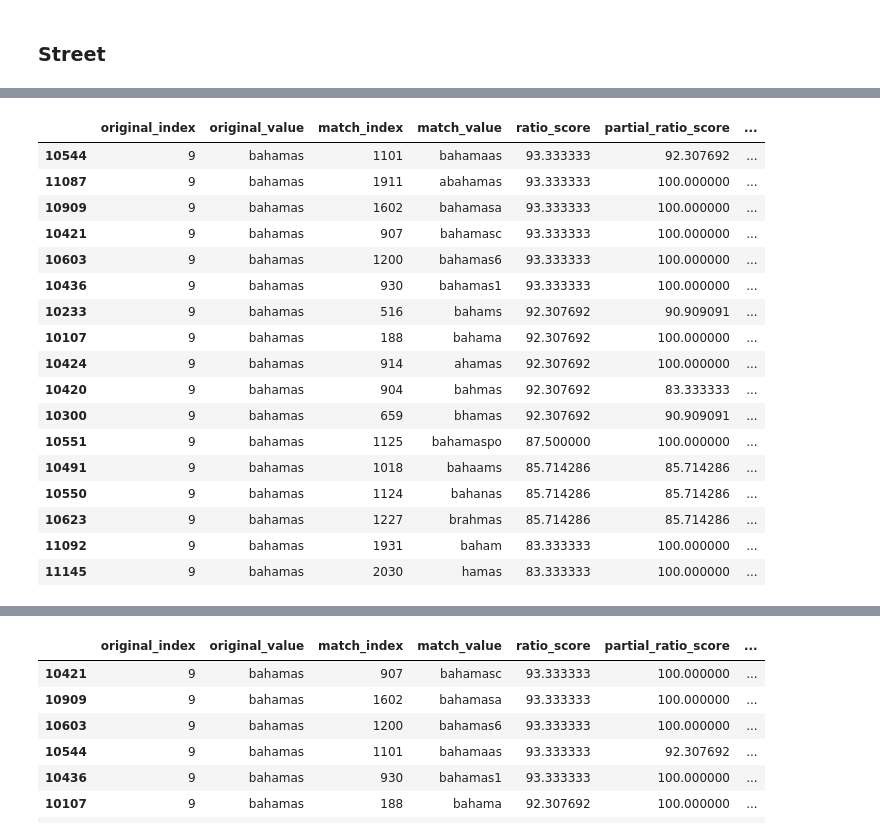
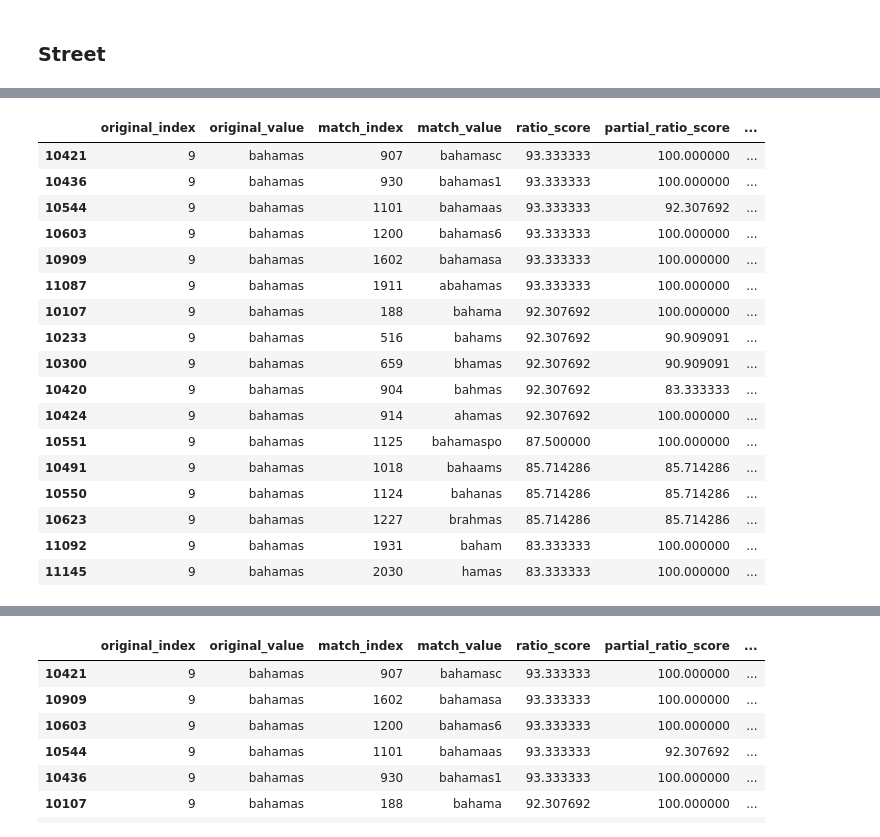
Before and after one commit to julielinx/icij_investigation, a Jupyter notebook: address_parsing/03_icijAddress_fuzzyMatch.ipynb, the cells around one changed output, grey strips where cells are left out. Saved outputs shown, nothing was run; the diff lists cells and outputs as text; code cells hidden in the pictures.

```diff
--- a/address_parsing/03_icijAddress_fuzzyMatch.ipynb
+++ b/address_parsing/03_icijAddress_fuzzyMatch.ipynb
@@ -448 +571,3 @@ fuzzy_words_df[(fuzzy_words_df['original_value']=='street') & (fuzzy_words_df['j
+# %%
+pd.set_option('display.max_colwidth', 1000)
 # %%
@@ -541,20 +658,20 @@ fuzzy_words_df[(fuzzy_words_df['original_value']=='bahamas') & (fuzzy_words_df['
 | 11092 | 9 | bahamas | 1931 | baham | 83.333333 | 100.000000 | ... |
 | 11145 | 9 | bahamas | 2030 | hamas | 83.333333 | 100.000000 | ... |
 # %%
-fuzzy_words_df[(fuzzy_words_df['original_value']=='bahamas') & (fuzzy_words_df['token_set_score']>65)].sort_values('token_set_score', ascending=False)
+fuzzy_words_df[(fuzzy_words_df['original_value']=='bahamas') & (fuzzy_words_df['token_set_score']>80)].sort_values(['token_set_score', 'original_value'], ascending=False)
 # %% [output]
 |  | original_index | original_value | match_index | match_value | ratio_score | partial_ratio_score | ... |
+| 10421 | 9 | bahamas | 907 | bahamasc | 93.333333 | 100.000000 | ... |
+| 10436 | 9 | bahamas | 930 | bahamas1 | 93.333333 | 100.000000 | ... |
 | 10544 | 9 | bahamas | 1101 | bahamaas | 93.333333 | 92.307692 | ... |
+| 10603 | 9 | bahamas | 1200 | bahamas6 | 93.333333 | 100.000000 | ... |
+| 10909 | 9 | bahamas | 1602 | bahamasa | 93.333333 | 100.000000 | ... |
 | 11087 | 9 | bahamas | 1911 | abahamas | 93.333333 | 100.000000 | ... |
-| 10909 | 9 | bahamas | 1602 | bahamasa | 93.333333 | 100.000000 | ... |
-| 10421 | 9 | bahamas | 907 | bahamasc | 93.333333 | 100.000000 | ... |
-| 10603 | 9 | bahamas | 1200 | bahamas6 | 93.333333 | 100.000000 | ... |
-| 10436 | 9 | bahamas | 930 | bahamas1 | 93.333333 | 100.000000 | ... |
+| 10107 | 9 | bahamas | 188 | bahama | 92.307692 | 100.000000 | ... |
 | 10233 | 9 | bahamas | 516 | bahams | 92.307692 | 90.909091 | ... |
-| 10107 | 9 | bahamas | 188 | bahama | 92.307692 | 100.000000 | ... |
+| 10300 | 9 | bahamas | 659 | bhamas | 92.307692 | 90.909091 | ... |
+| 10420 | 9 | bahamas | 904 | bahmas | 92.307692 | 83.333333 | ... |
 | 10424 | 9 | bahamas | 914 | ahamas | 92.307692 | 100.000000 | ... |
-| 10420 | 9 | bahamas | 904 | bahmas | 92.307692 | 83.333333 | ... |
-| 10300 | 9 | bahamas | 659 | bhamas | 92.307692 | 90.909091 | ... |
 | 10551 | 9 | bahamas | 1125 | bahamaspo | 87.500000 | 100.000000 | ... |
 | 10491 | 9 | bahamas | 1018 | bahaams | 85.714286 | 85.714286 | ... |
 | 10550 | 9 | bahamas | 1124 | bahanas | 85.714286 | 85.714286 | ... |
```
Also changed, not shown: parts of 50 cells of this notebook, 1 other file.
